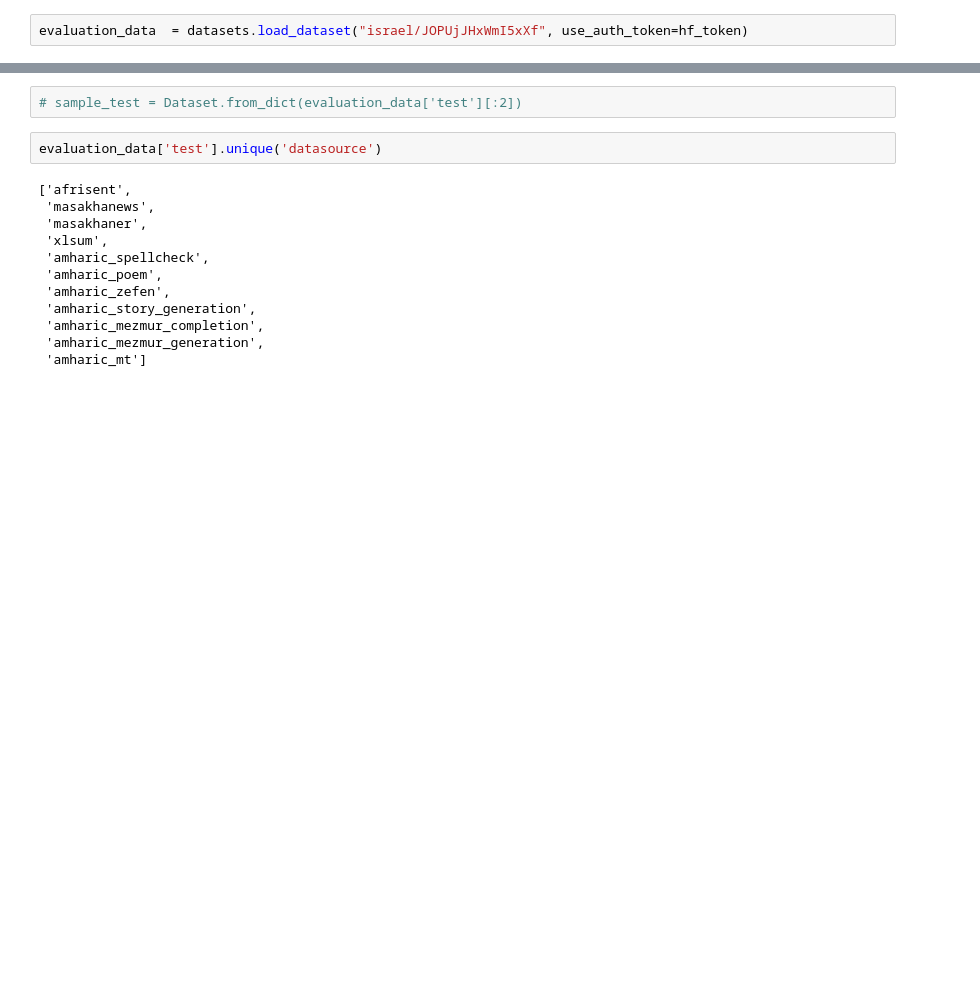
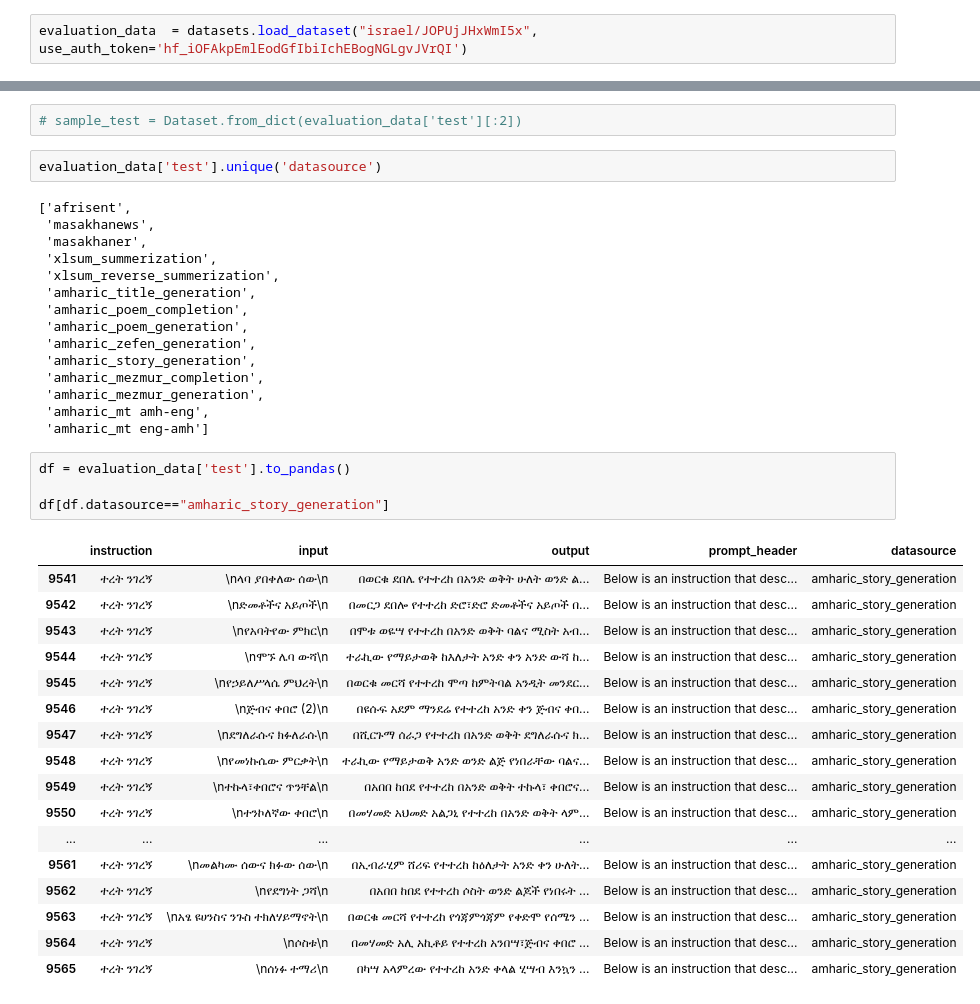
Before and after one commit to EthioNLP/afri-sft-data, a Jupyter notebook: resources/notebooks/model_evaluation.ipynb, the cells around one changed output, grey strips where cells are left out. Saved outputs shown, nothing was run; the diff lists cells and outputs as text; blank space fills up the shorter version.

```diff
--- a/resources/notebooks/model_evaluation.ipynb
+++ b/resources/notebooks/model_evaluation.ipynb
@@ -15,5 +15,5 @@ client = OpenAI()
 # %%
-evaluation_data  = datasets.load_dataset("israel/JOPUjJHxWmI5xXf", use_auth_token=hf_token)
+evaluation_data  = datasets.load_dataset("israel/JOPUjJHxWmI5x", use_auth_token='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')
 # %% [output]
 You can remove this warning by passing 'token=<use_auth_token>' instead.
   warnings.warn(
@@ -84,12 +93,37 @@ evaluation_data['test'].unique('datasource')
 ['afrisent',
  'masakhanews',
  'masakhaner',
- 'xlsum',
- 'amharic_spellcheck',
- 'amharic_poem',
- 'amharic_zefen',
+ 'xlsum_summerization',
+ 'xlsum_reverse_summerization',
+ 'amharic_title_generation',
+ 'amharic_poem_completion',
+ 'amharic_poem_generation',
+ 'amharic_zefen_generation',
  'amharic_story_generation',
  'amharic_mezmur_completion',
  'amharic_mezmur_generation',
- 'amharic_mt']
+ 'amharic_mt amh-eng',
+ 'amharic_mt eng-amh']
+# %%
+df = evaluation_data['test'].to_pandas()
+
+df[df.datasource=="amharic_story_generation"]
+# %% [output]
+|  | instruction | input | output | prompt_header | datasource |
+| 9541 | ተረት ንገረኝ | \nላባ ያበቀለው ሰው\n | በወርቁ ደበሌ የተተረከ በአንድ ወቅት ሁለት ወንድ ል... | Below is an instruction that desc... | amharic_story_generation |
+| 9542 | ተረት ንገረኝ | \nድመቶችና አይጦች\n | በመርጋ ደበሎ የተተረከ ድሮ፣ድሮ ድመቶችና አይጦች በ... | Below is an instruction that desc... | amharic_story_generation |
+| 9543 | ተረት ንገረኝ | \nየአባትየው ምክር\n | በሞቱ ወዬሣ የተተረከ በአንድ ወቅት ባልና ሚስት አብ... | Below is an instruction that desc... | amharic_story_generation |
+| 9544 | ተረት ንገረኝ | \nሞኙ ሌባ ውሻ\n | ተራኪው የማይታወቅ ከእለታት አንድ ቀን አንድ ውሻ ከ... | Below is an instruction that desc... | amharic_story_generation |
+| 9545 | ተረት ንገረኝ | \nየኃይለሥላሴ ምህረት\n | በወርቁ መርሻ የተተረከ ሞጣ ከምትባል አንዲት መንደር... | Below is an instruction that desc... | amharic_story_generation |
+| 9546 | ተረት ንገረኝ | \nጅብና ቀበሮ (2)\n | በዩሱፍ አደም ማንደሬ የተተረከ አንድ ቀን ጅብና ቀበ... | Below is an instruction that desc... | amharic_story_generation |
+| 9547 | ተረት ንገረኝ | \nደግለራሱና ክፉለራሱ\n | በሺርጉማ ሰራጋ የተተረከ በአንድ ወቅት ደግለራሱና ክ... | Below is an instruction that desc... | amharic_story_generation |
+| 9548 | ተረት ንገረኝ | \nየመነኩሴው ምርቃት\n | ተራኪው የማይታወቅ አንድ ወንድ ልጅ የነበራቸው ባልና... | Below is an instruction that desc... | amharic_story_generation |
+| 9549 | ተረት ንገረኝ | \nተኩላ፣ቀበሮና ጥንቸል\n | በአበበ ከበደ የተተረከ በአንድ ወቅት ተኩላ፣ ቀበሮና... | Below is an instruction that desc... | amharic_story_generation |
+| 9550 | ተረት ንገረኝ | \nተንኮለኛው ቀበሮ\n | በመሃመድ አህመድ አልጋኒ የተተረከ በአንድ ወቅት ላም... | Below is an instruction that desc... | amharic_story_generation |
+| ... | ... | ... | ... | ... | ... |
+| 9561 | ተረት ንገረኝ | \nመልካሙ ሰውና ክፉው ሰው\n | በኢብራሂም ሸሪፍ የተተረከ ከዕለታት አንድ ቀን ሁለት... | Below is an instruction that desc... | amharic_story_generation |
+| 9562 | ተረት ንገረኝ | \nየደግነት ጋሻ\n | በአበበ ከበደ የተተረከ ሶስት ወንድ ልጆች የነበሩት ... | Below is an instruction that desc... | amharic_story_generation |
+| 9563 | ተረት ንገረኝ | \nአፄ ዩሀንስና ንጉስ ተክለሃይማኖት\n | በወርቁ መርሻ የተተረከ የጎጃምጎጃም የቀድሞ የሰሜን ... | Below is an instruction that desc... | amharic_story_generation |
+| 9564 | ተረት ንገረኝ | \nሶስቱ\n | በመሃመድ አሊ አኪቶይ የተተረከ አንበሣ፣ጅብና ቀበሮ ... | Below is an instruction that desc... | amharic_story_generation |
+| 9565 | ተረት ንገረኝ | \nሰነፉ ተማሪ\n | በካሣ አላምረው የተተረከ አንድ ቀላል ሂሣብ እንኳን ... | Below is an instruction that desc... | amharic_story_generation |
 # %%
```
Also changed, not shown: parts of 6 cells of this notebook, 3 other files.
